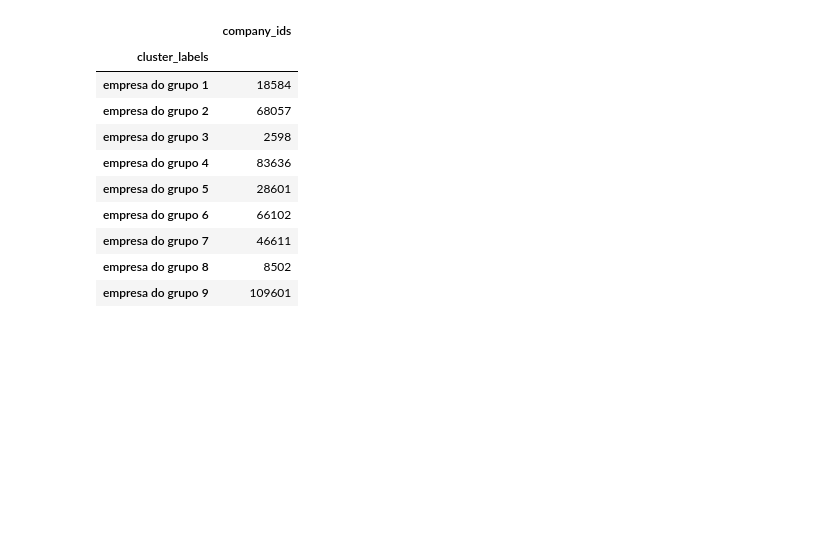
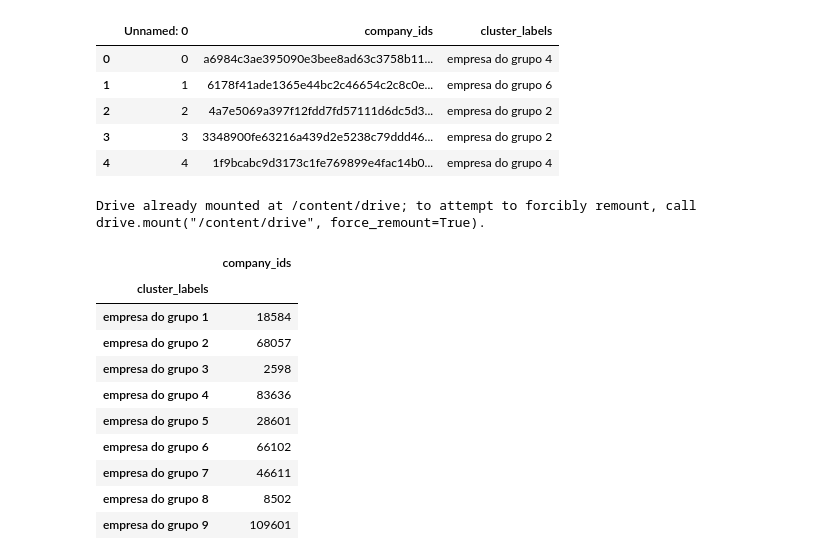
Before and after one commit to igmriegel/group-project-codenation, a Jupyter notebook: Leads_dos_clusters.ipynb, the cells around one changed output. Drawn from its saved outputs; the diff is of its cells as text; code cells hidden in the pictures; blank space fills up the shorter version.

```diff
--- a/Leads_dos_clusters.ipynb
+++ b/Leads_dos_clusters.ipynb
@@ -8,6 +8,20 @@ market_w_cluster_lbls = pd.read_csv('/content/drive/MyDrive/Drive_projeto_Codena
 portfolio_01 = pd.read_csv('/content/drive/MyDrive/Drive_projeto_Codenation/estaticos_portfolio1.csv')
 portfolio_02 = pd.read_csv('/content/drive/MyDrive/Drive_projeto_Codenation/estaticos_portfolio2.csv')
 portfolio_03 = pd.read_csv('/content/drive/MyDrive/Drive_projeto_Codenation/estaticos_portfolio3.csv')
+# %%
+market_w_cluster_lbls.head(5)
+# %% [output]
+|  | Unnamed: 0 | company_ids | cluster_labels |
+| 0 | 0 | a6984c3ae395090e3bee8ad63c3758b11... | empresa do grupo 4 |
+| 1 | 1 | 6178f41ade1365e44bc2c46654c2c8c0e... | empresa do grupo 6 |
+| 2 | 2 | 4a7e5069a397f12fdd7fd57111d6dc5d3... | empresa do grupo 2 |
+| 3 | 3 | 3348900fe63216a439d2e5238c79ddd46... | empresa do grupo 2 |
+| 4 | 4 | 1f9bcabc9d3173c1fe769899e4fac14b0... | empresa do grupo 4 |
+# %%
+from google.colab import drive
+drive.mount('/content/drive')
+# %% [output]
+Drive already mounted at /content/drive; to attempt to forcibly remount, call drive.mount("/content/drive", force_remount=True).
 # %%
 market_w_cluster_lbls[['company_ids','cluster_labels']].groupby(['cluster_labels']).count()
 # %% [output]
```
Also changed, not shown: parts of 16 cells of this notebook.
